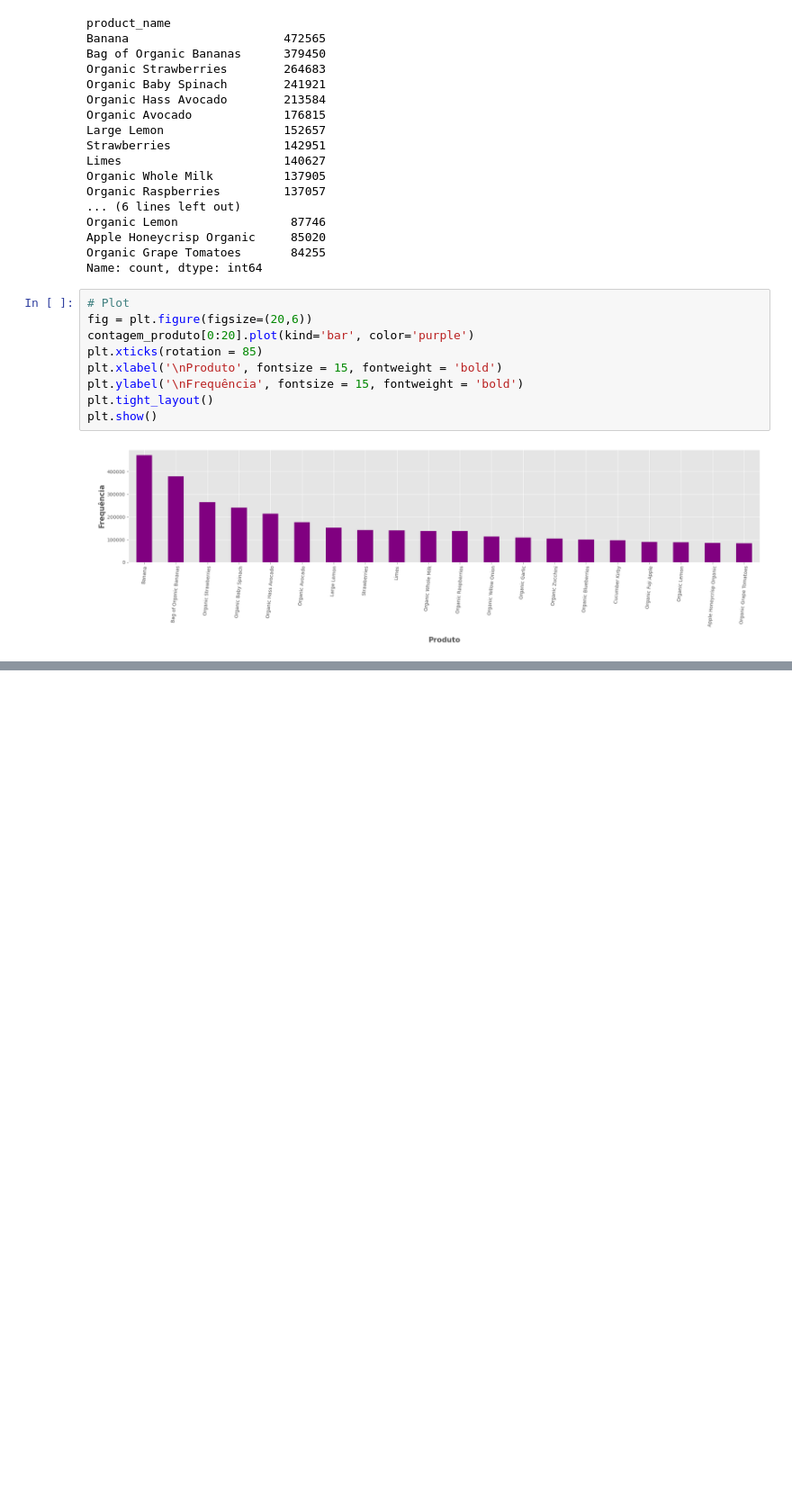
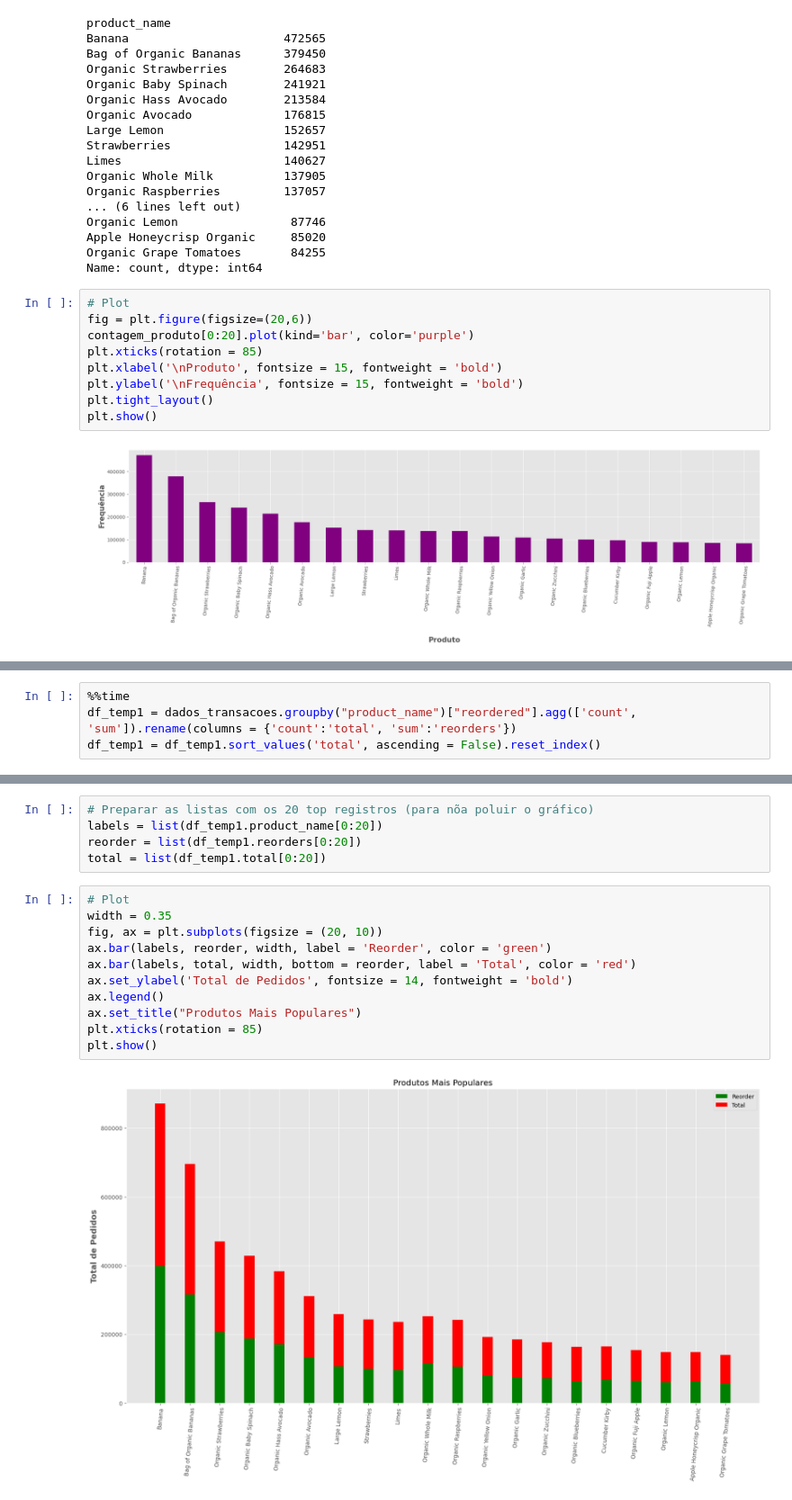
Before and after one commit to leojutsu/analise_de_dados, a Jupyter notebook: Projeto6.ipynb, the cells around one changed output, grey strips where cells are left out. Shown at 90% size. Cells and saved outputs as stored; diff of their text form; blank space fills up the shorter version.

```diff
--- a/Projeto6.ipynb
+++ b/Projeto6.ipynb
@@ -687,0 +691,4 @@ plt.show()
+# %%
+%%time
+df_temp1 = dados_transacoes.groupby("product_name")["reordered"].agg(['count', 'sum']).rename(columns = {'count':'total', 'sum':'reorders'})
+df_temp1 = df_temp1.sort_values('total', ascending = False).reset_index()
@@ -687,0 +715,18 @@ plt.show()
+# %%
+# Preparar as listas com os 20 top registros (para nõa poluir o gráfico)
+labels = list(df_temp1.product_name[0:20])
+reorder = list(df_temp1.reorders[0:20])
+total = list(df_temp1.total[0:20])
+# %%
+# Plot
+width = 0.35
+fig, ax = plt.subplots(figsize = (20, 10))
+ax.bar(labels, reorder, width, label = 'Reorder', color = 'green')
+ax.bar(labels, total, width, bottom = reorder, label = 'Total', color = 'red')
+ax.set_ylabel('Total de Pedidos', fontsize = 14, fontweight = 'bold')
+ax.legend()
+ax.set_title("Produtos Mais Populares")
+plt.xticks(rotation = 85)
+plt.show()
+# %% [output]
+[figure, added]
```
Also changed, not shown: parts of 15 cells of this notebook.
